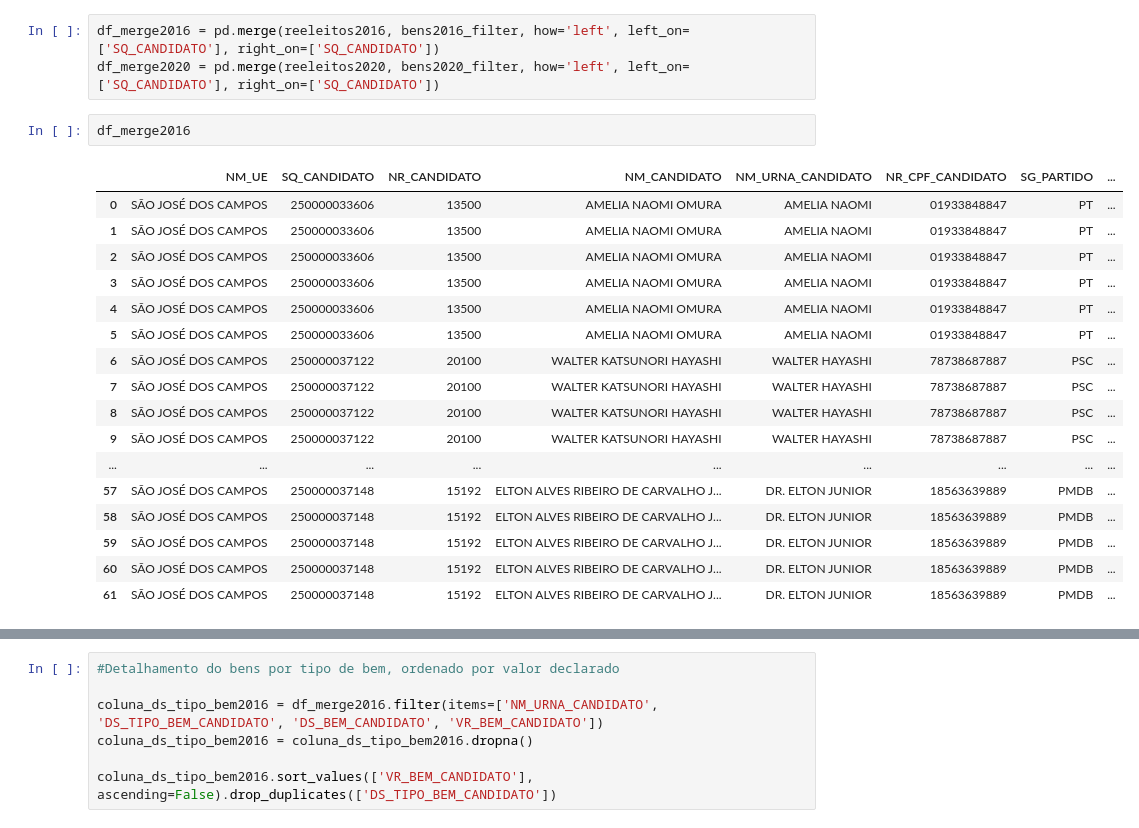
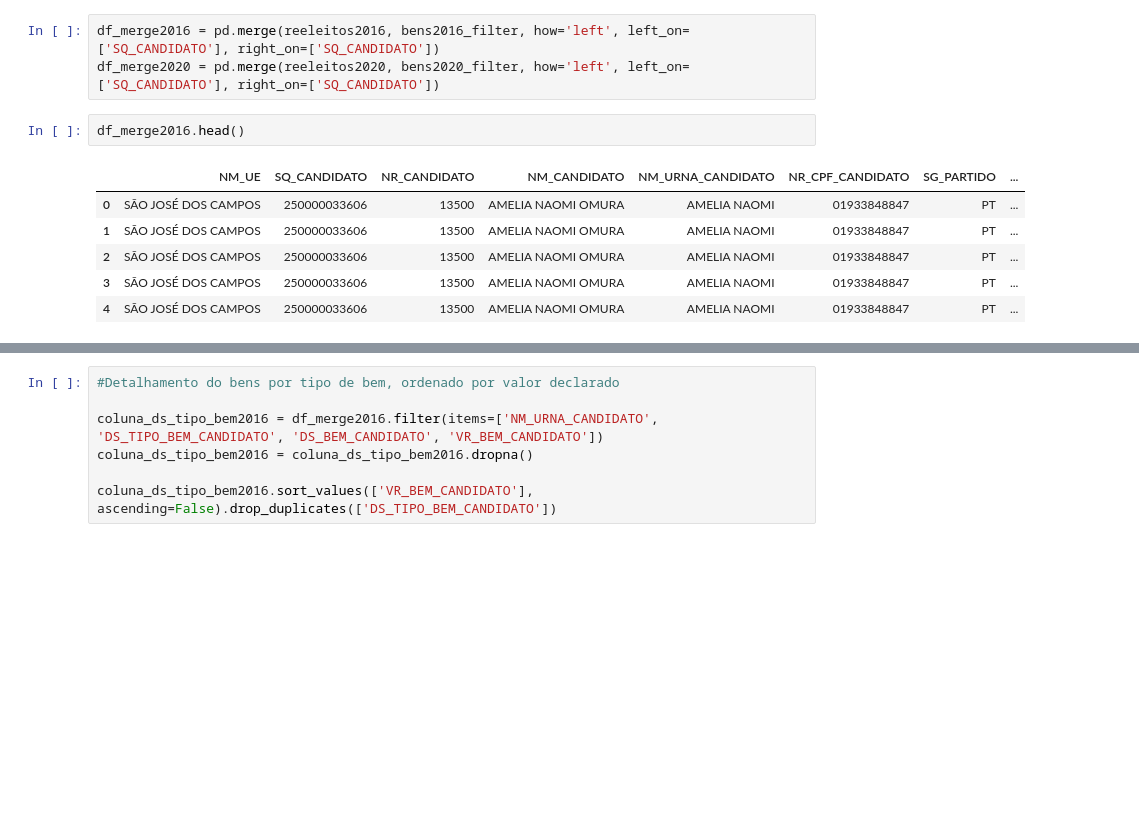
Before and after one commit to gusrobert/analiseDadosBensDeclarados, a Jupyter notebook: bensDeclaradosCandidatosReeleitos.ipynb, the cells around one changed output, grey strips where cells are left out. Saved outputs shown, nothing was run; the diff lists cells and outputs as text; blank space fills up the shorter version.

```diff
--- a/bensDeclaradosCandidatosReeleitos.ipynb
+++ b/bensDeclaradosCandidatosReeleitos.ipynb
@@ -92,22 +80,11 @@ bens2020_filter = bens_2020[bens_2020['SQ_CANDIDATO'].isin(list_SQ_CANDIDATO_202
 df_merge2016 = pd.merge(reeleitos2016, bens2016_filter, how='left', left_on=['SQ_CANDIDATO'], right_on=['SQ_CANDIDATO'])
 df_merge2020 = pd.merge(reeleitos2020, bens2020_filter, how='left', left_on=['SQ_CANDIDATO'], right_on=['SQ_CANDIDATO'])
 # %%
-df_merge2016
+df_merge2016.head()
 # %% [output]
 |  | NM_UE | SQ_CANDIDATO | NR_CANDIDATO | NM_CANDIDATO | NM_URNA_CANDIDATO | NR_CPF_CANDIDATO | SG_PARTIDO | ... |
 | 0 | SÃO JOSÉ DOS CAMPOS | 250000033606 | 13500 | AMELIA NAOMI OMURA | AMELIA NAOMI | 01933848847 | PT | ... |
 | 1 | SÃO JOSÉ DOS CAMPOS | 250000033606 | 13500 | AMELIA NAOMI OMURA | AMELIA NAOMI | 01933848847 | PT | ... |
 | 2 | SÃO JOSÉ DOS CAMPOS | 250000033606 | 13500 | AMELIA NAOMI OMURA | AMELIA NAOMI | 01933848847 | PT | ... |
 | 3 | SÃO JOSÉ DOS CAMPOS | 250000033606 | 13500 | AMELIA NAOMI OMURA | AMELIA NAOMI | 01933848847 | PT | ... |
 | 4 | SÃO JOSÉ DOS CAMPOS | 250000033606 | 13500 | AMELIA NAOMI OMURA | AMELIA NAOMI | 01933848847 | PT | ... |
-| 5 | SÃO JOSÉ DOS CAMPOS | 250000033606 | 13500 | AMELIA NAOMI OMURA | AMELIA NAOMI | 01933848847 | PT | ... |
-| 6 | SÃO JOSÉ DOS CAMPOS | 250000037122 | 20100 | WALTER KATSUNORI HAYASHI | WALTER HAYASHI | 78738687887 | PSC | ... |
-| 7 | SÃO JOSÉ DOS CAMPOS | 250000037122 | 20100 | WALTER KATSUNORI HAYASHI | WALTER HAYASHI | 78738687887 | PSC | ... |
-| 8 | SÃO JOSÉ DOS CAMPOS | 250000037122 | 20100 | WALTER KATSUNORI HAYASHI | WALTER HAYASHI | 78738687887 | PSC | ... |
-| 9 | SÃO JOSÉ DOS CAMPOS | 250000037122 | 20100 | WALTER KATSUNORI HAYASHI | WALTER HAYASHI | 78738687887 | PSC | ... |
-| ... | ... | ... | ... | ... | ... | ... | ... | ... |
-| 57 | SÃO JOSÉ DOS CAMPOS | 250000037148 | 15192 | ELTON ALVES RIBEIRO DE CARVALHO J... | DR. ELTON JUNIOR | 18563639889 | PMDB | ... |
-| 58 | SÃO JOSÉ DOS CAMPOS | 250000037148 | 15192 | ELTON ALVES RIBEIRO DE CARVALHO J... | DR. ELTON JUNIOR | 18563639889 | PMDB | ... |
-| 59 | SÃO JOSÉ DOS CAMPOS | 250000037148 | 15192 | ELTON ALVES RIBEIRO DE CARVALHO J... | DR. ELTON JUNIOR | 18563639889 | PMDB | ... |
-| 60 | SÃO JOSÉ DOS CAMPOS | 250000037148 | 15192 | ELTON ALVES RIBEIRO DE CARVALHO J... | DR. ELTON JUNIOR | 18563639889 | PMDB | ... |
-| 61 | SÃO JOSÉ DOS CAMPOS | 250000037148 | 15192 | ELTON ALVES RIBEIRO DE CARVALHO J... | DR. ELTON JUNIOR | 18563639889 | PMDB | ... |
```
Also changed, not shown: parts of 3 cells of this notebook.
